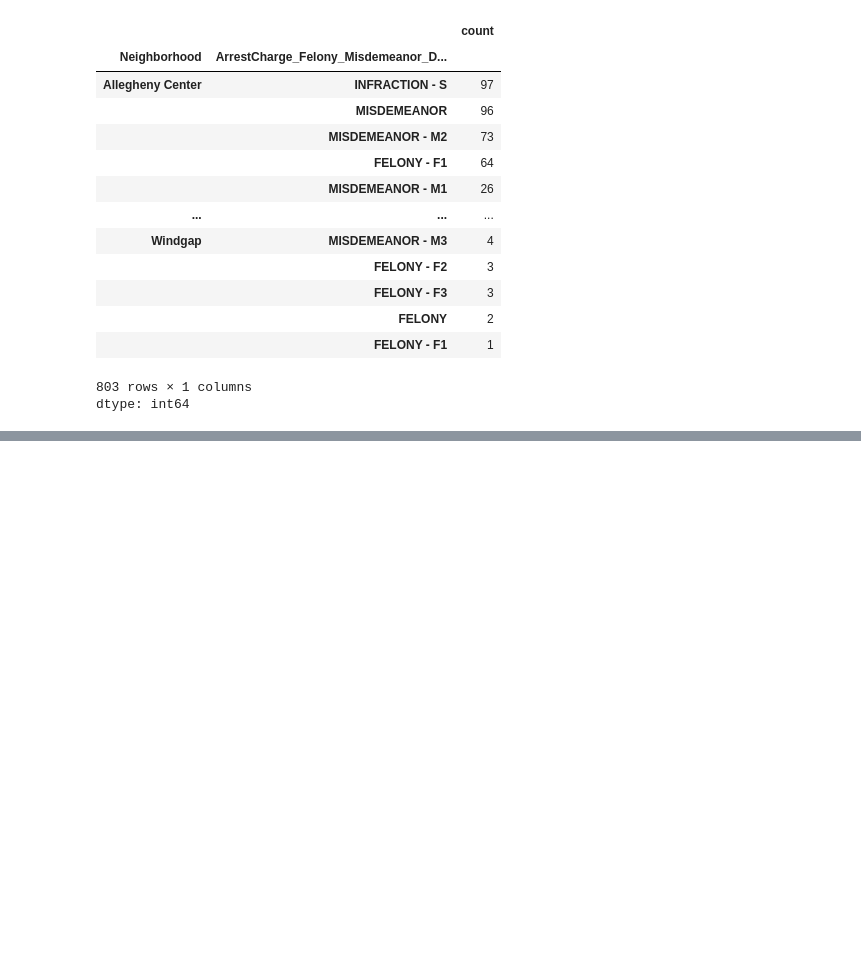
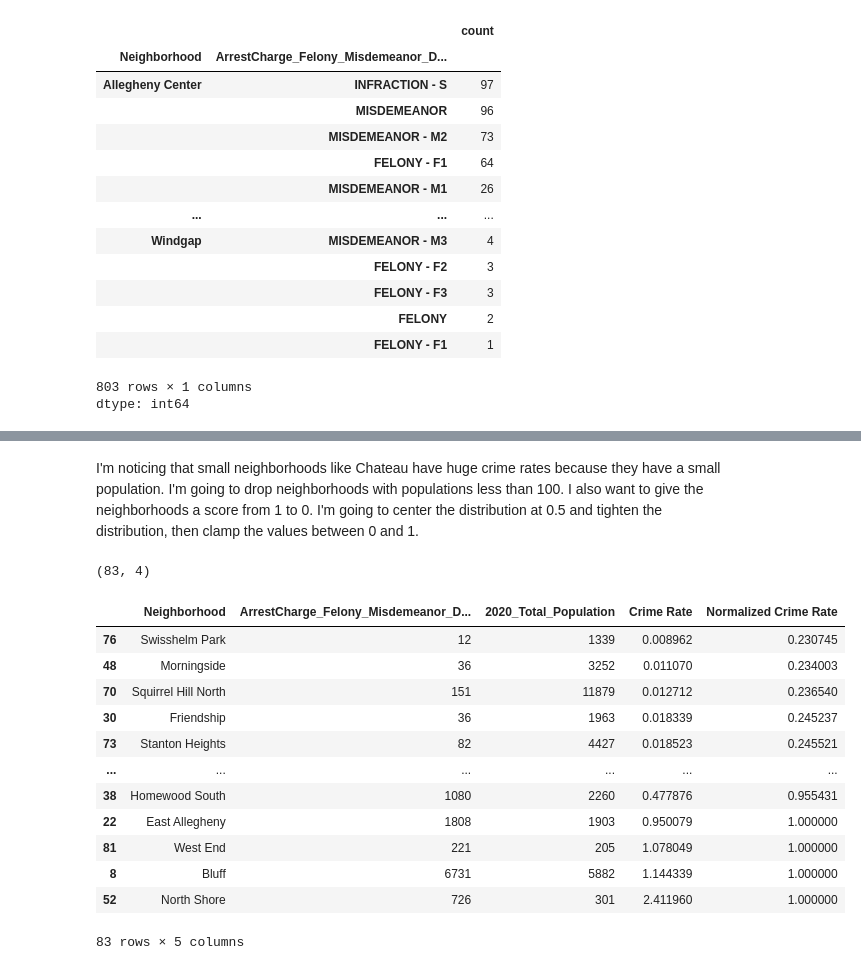
Before and after one commit to hancher626/CMPINF-0011-FInal-Project-Group-23, a Jupyter notebook: cooper_crime_notebook.ipynb, the cells around one changed output, grey strips where cells are left out. Saved outputs shown, nothing was run; the diff lists cells and outputs as text; code cells hidden in the pictures; blank space fills up the shorter version.

```diff
--- a/cooper_crime_notebook.ipynb
+++ b/cooper_crime_notebook.ipynb
@@ -70,7 +86,8 @@ Name: count, dtype: int64
 # %% [markdown]
 Mostly misdemeanors and infractions, fewer felonies. Last thing for this preliminary analysis- can we group these by neighborhood?
 # %%
-df.groupby("Neighborhood")["ArrestCharge_Felony_Misdemeanor_Description"].value_counts()
+neighborhoods_grouped = crime_df.groupby("Neighborhood")["ArrestCharge_Felony_Misdemeanor_Description"]
+neighborhoods_grouped.value_counts()
 # %% [output]
 |  |  | count |
 | Neighborhood | ArrestCharge_Felony_Misdemeanor_D... |  |
@@ -92,0 +146,25 @@ Decisions, decisions...
+# %% [markdown]
+I'm noticing that small neighborhoods like Chateau have huge crime rates because they have a small population. I'm going to drop neighborhoods with populations less than 100. I also want to give the neighborhoods a score from 1 to 0. I'm going to center the distribution at 0.5 and tighten the distribution, then clamp the values between 0 and 1.
+# %%
+merge_df = merge_df[merge_df["2020_Total_Population"] > 100]
+merge_df.shape
+# %% [output]
+(83, 4)
+# %%
+merge_df["Normalized Crime Rate"] = ((merge_df["Crime Rate"] - merge_df["Crime Rate"].mean()) / (2 * merge_df["Crime Rate"].std())) + 0.5
+merge_df["Normalized Crime Rate"] = merge_df["Normalized Crime Rate"].clip(0, 1)
+merge_df.sort_values(by = "Crime Rate")
+# %% [output]
+|  | Neighborhood | ArrestCharge_Felony_Misdemeanor_D... | 2020_Total_Population | Crime Rate | Normalized Crime Rate |
+| 76 | Swisshelm Park | 12 | 1339 | 0.008962 | 0.230745 |
+| 48 | Morningside | 36 | 3252 | 0.011070 | 0.234003 |
+| 70 | Squirrel Hill North | 151 | 11879 | 0.012712 | 0.236540 |
+| 30 | Friendship | 36 | 1963 | 0.018339 | 0.245237 |
+| 73 | Stanton Heights | 82 | 4427 | 0.018523 | 0.245521 |
+| ... | ... | ... | ... | ... | ... |
+| 38 | Homewood South | 1080 | 2260 | 0.477876 | 0.955431 |
+| 22 | East Allegheny | 1808 | 1903 | 0.950079 | 1.000000 |
+| 81 | West End | 221 | 205 | 1.078049 | 1.000000 |
+| 8 | Bluff | 6731 | 5882 | 1.144339 | 1.000000 |
+| 52 | North Shore | 726 | 301 | 2.411960 | 1.000000 |
+83 rows × 5 columns
```
Also changed, not shown: parts of 19 cells of this notebook, 2 other files.
